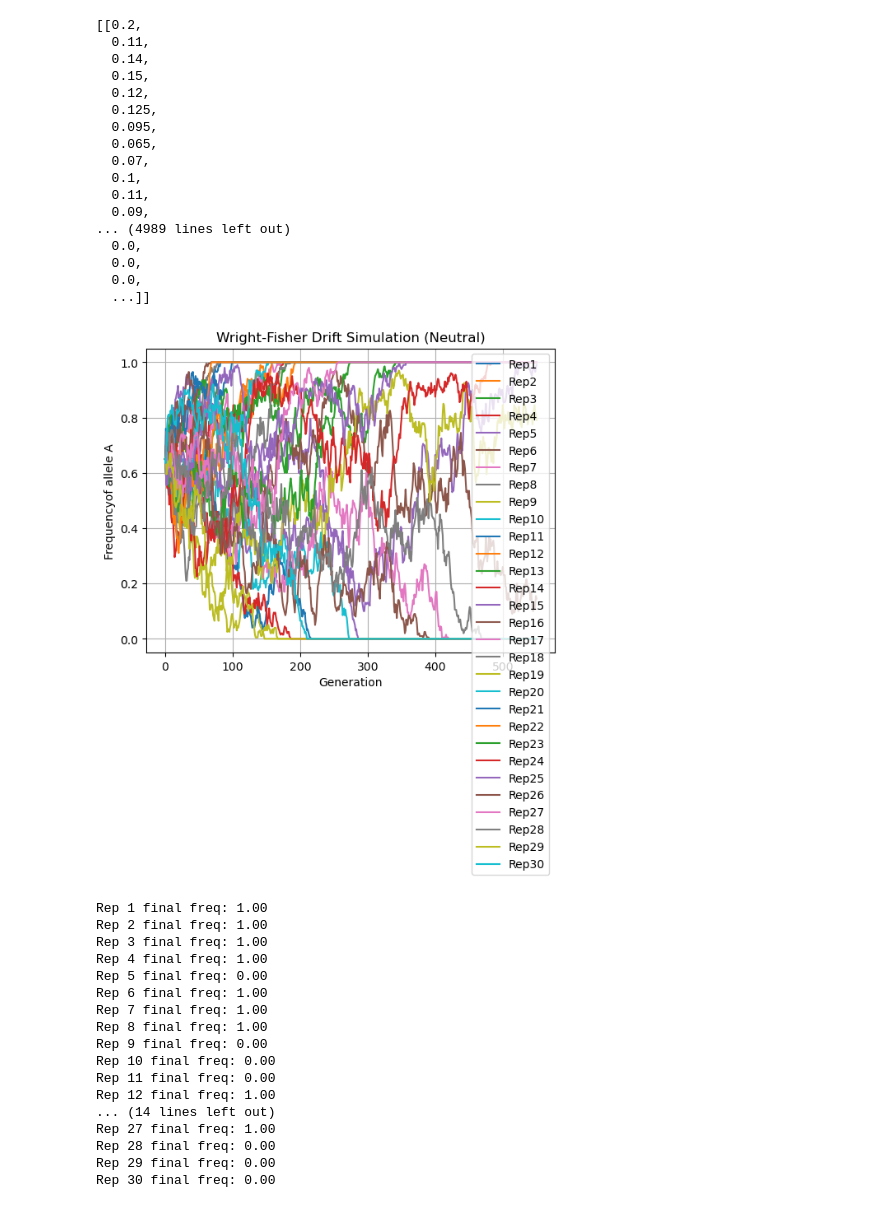
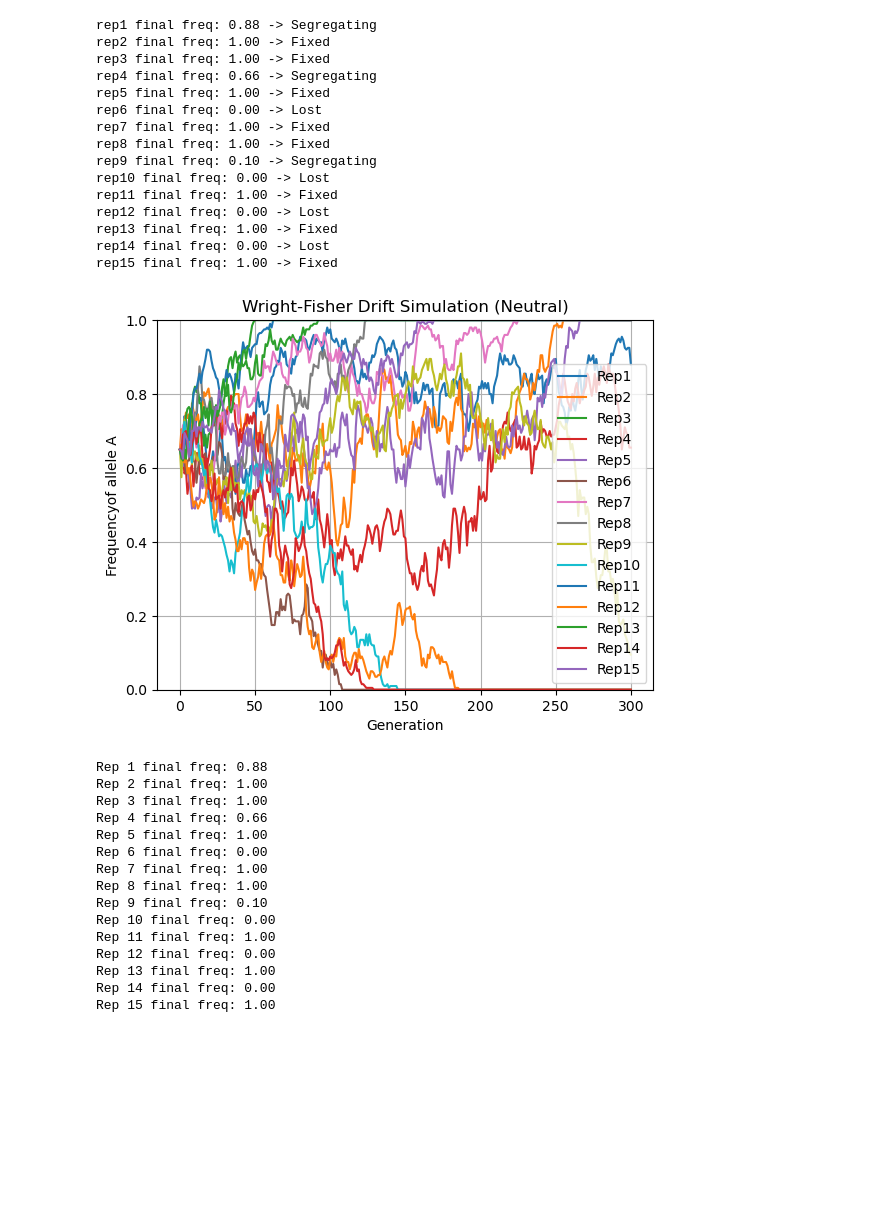
Before and after one commit to spavitra/evo-bio, a Jupyter notebook: wright_fisher_sim.ipynb, the cells around one changed output. Saved outputs shown, nothing was run; the diff lists cells and outputs as text; code cells hidden in the pictures; blank space fills up the shorter version.

Commit message:
updated with fixation check and plot refinements

```diff
--- a/wright_fisher_sim.ipynb
+++ b/wright_fisher_sim.ipynb
@@ -17,57 +19,60 @@ def wright_fisher_sim(N=100, p0=0.5, generations=100, replicates =5):
     return results
 # %%
 #run simulations
-sim_results = wright_fisher_sim(N=100, p0=0.65, generations=550, replicates=30)
+sim_results = wright_fisher_sim(N=100, p0=0.65, generations=300, replicates=15)
 # %%
-sim_results
+for i, freqs in enumerate(sim_results):
+    final_freq=freqs[-1]
+    status = "Fixed" if final_freq == 1 else "Lost" if final_freq == 0 else "Segregating"
+    print(f"rep{i+1} final freq: {final_freq:.2f} -> {status}")
 # %% [output]
-[[0.2,
-  0.11,
-  0.14,
-  0.15,
-  0.12,
-  0.125,
-  0.095,
-  0.065,
-  0.07,
-  0.1,
-  0.11,
-  0.09,
-... (4989 lines left out)
-  0.0,
-  0.0,
-  0.0,
-  ...]]
+rep1 final freq: 0.88 -> Segregating
+rep2 final freq: 1.00 -> Fixed
+rep3 final freq: 1.00 -> Fixed
+rep4 final freq: 0.66 -> Segregating
+rep5 final freq: 1.00 -> Fixed
+rep6 final freq: 0.00 -> Lost
+rep7 final freq: 1.00 -> Fixed
+rep8 final freq: 1.00 -> Fixed
+rep9 final freq: 0.10 -> Segregating
+rep10 final freq: 0.00 -> Lost
+rep11 final freq: 1.00 -> Fixed
+rep12 final freq: 0.00 -> Lost
+rep13 final freq: 1.00 -> Fixed
+rep14 final freq: 0.00 -> Lost
+rep15 final freq: 1.00 -> Fixed
 # %%
 #plot
 for i, freqs in enumerate(sim_results):
+
     plt.plot(freqs, label=f'Rep{i+1}')
 plt.xlabel('Generation')
 plt.ylabel('Frequencyof allele A')
 plt.title('Wright-Fisher Drift Simulation (Neutral)')
 plt.legend()
+plt.ylim(0,1)
+plt.axhline(1,color='gray', linestyle='--' , linewidth=0.5)
+plt.axhline(0,color='gray', linestyle='--', linewidth=0.5)
 plt.grid(True)
 plt.show()
 # %% [output]
-[figure, old version]
+[figure, new version]
 # %%
 for i, f in enumerate(sim_results):
     print(f"Rep {i+1} final freq: {f[-1]:.2f}")
 # %% [output]
-Rep 1 final freq: 1.00
+Rep 1 final freq: 0.88
 Rep 2 final freq: 1.00
 Rep 3 final freq: 1.00
-Rep 4 final freq: 1.00
-Rep 5 final freq: 0.00
-Rep 6 final freq: 1.00
+Rep 4 final freq: 0.66
+Rep 5 final freq: 1.00
+Rep 6 final freq: 0.00
 Rep 7 final freq: 1.00
 Rep 8 final freq: 1.00
-Rep 9 final freq: 0.00
+Rep 9 final freq: 0.10
 Rep 10 final freq: 0.00
-Rep 11 final freq: 0.00
-Rep 12 final freq: 1.00
-... (14 lines left out)
-Rep 27 final freq: 1.00
-Rep 28 final freq: 0.00
-Rep 29 final freq: 0.00
-Rep 30 final freq: 0.00
+Rep 11 final freq: 1.00
+Rep 12 final freq: 0.00
+Rep 13 final freq: 1.00
+Rep 14 final freq: 0.00
+Rep 15 final freq: 1.00
```
Also changed, not shown: parts of 1 cell of this notebook.
